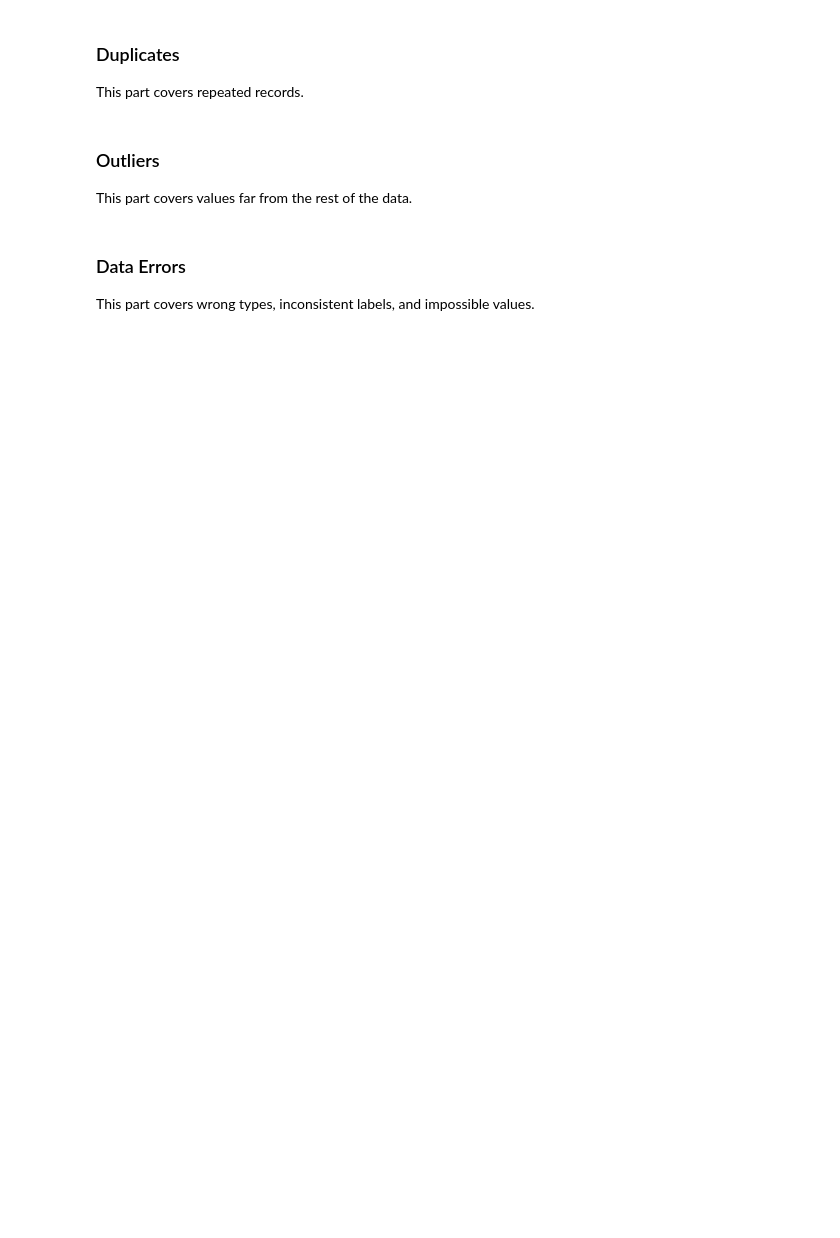
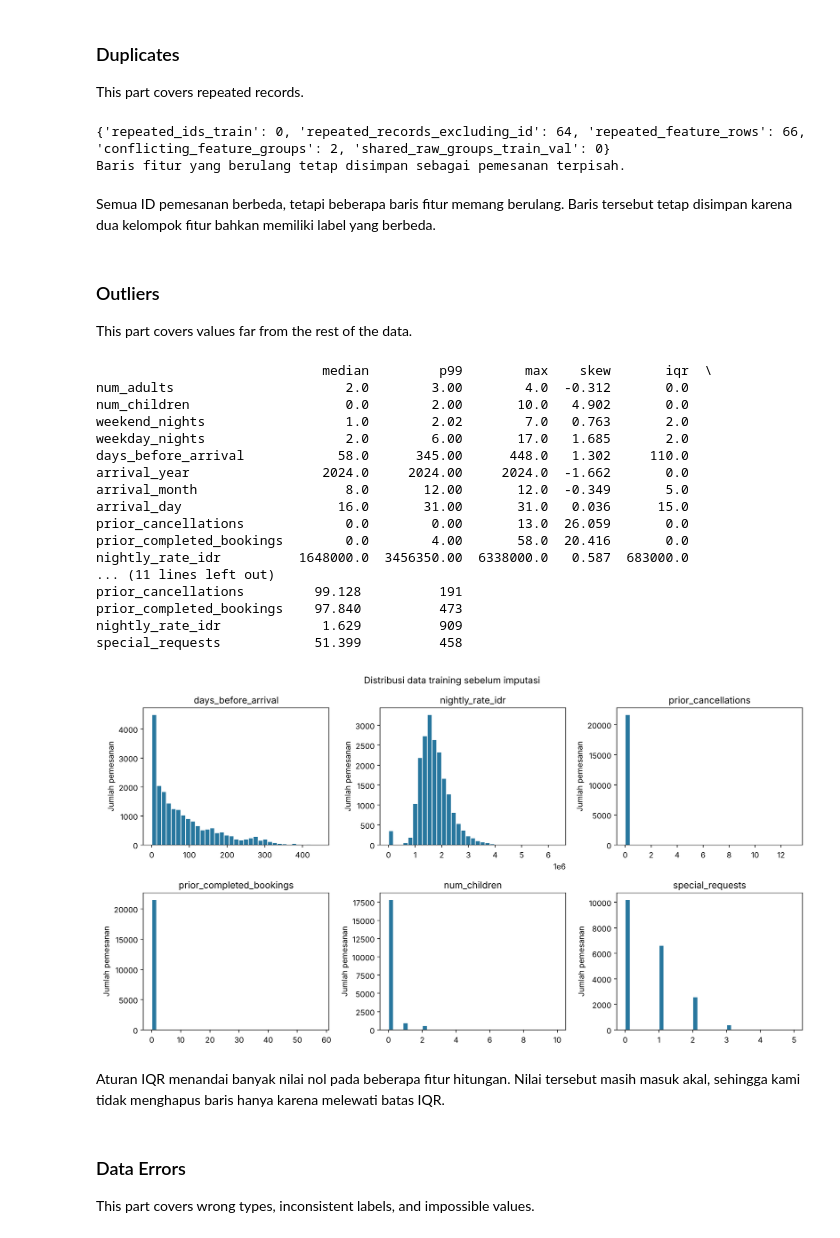
Before and after one commit to Alvacodee/IF3170_G13_brownbear, a Jupyter notebook: src/IF3170_G13_brownbear.ipynb, the cells around one changed output. Drawn from its saved outputs; the diff is of its cells as text; code cells hidden in the pictures; blank space fills up the shorter version.

```diff
--- a/src/IF3170_G13_brownbear.ipynb
+++ b/src/IF3170_G13_brownbear.ipynb
@@ -248,7 +378,12 @@ duplicate_summary = {
     'shared_raw_groups_train_val': len(set(groups.iloc[train_idx]) & set(groups.iloc[val_idx])),
 }
 print(duplicate_summary)
-print('Repeated feature rows are retained as separate bookings.')
+print('Baris fitur yang berulang tetap disimpan sebagai pemesanan terpisah.')
+# %% [output]
+{'repeated_ids_train': 0, 'repeated_records_excluding_id': 64, 'repeated_feature_rows': 66, 'conflicting_feature_groups': 2, 'shared_raw_groups_train_val': 0}
+Baris fitur yang berulang tetap disimpan sebagai pemesanan terpisah.
+# %% [markdown]
+Semua ID pemesanan berbeda, tetapi beberapa baris fitur memang berulang. Baris tersebut tetap disimpan karena dua kelompok fitur bahkan memiliki label yang berbeda.
 # %% [markdown]
 ### Outliers
 
@@ -256,23 +391,44 @@ This part covers values far from the rest of the data.
 # %%
 numeric = X_train_raw[NUMERIC_COLUMNS]
 q1, q3 = numeric.quantile(.25), numeric.quantile(.75)
 iqr = q3 - q1
 outlier_review = pd.DataFrame({'median': numeric.median(), 'p99': numeric.quantile(.99),
                               'max': numeric.max(), 'skew': numeric.skew(), 'iqr': iqr,
                               'zero_pct': numeric.eq(0).sum() / numeric.notna().sum() * 100,
                               'outside_iqr': ((numeric < q1 - 1.5 * iqr) |
                                               (numeric > q3 + 1.5 * iqr)).sum()})
 print(outlier_review.round(3))
 plot_columns = ['days_before_arrival', 'nightly_rate_idr', 'prior_cancellations',
                 'prior_completed_bookings', 'num_children', 'special_requests']
 fig, axes = plt.subplots(2, 3, figsize=(13, 7))
 for column, ax in zip(plot_columns, axes.flat):
     ax.hist(numeric[column].dropna(), bins=35, color='#28779e', edgecolor='white')
     ax.set_title(column)
-    ax.set_ylabel('Bookings')
-fig.suptitle('Training split before imputation')
+    ax.set_ylabel('Jumlah pemesanan')
+fig.suptitle('Distribusi data training sebelum imputasi')
 fig.tight_layout()
 plt.show()
+# %% [output]
+                             median         p99        max    skew       iqr  \
+num_adults                      2.0        3.00        4.0  -0.312       0.0
+num_children                    0.0        2.00       10.0   4.902       0.0
+weekend_nights                  1.0        2.02        7.0   0.763       2.0
+weekday_nights                  2.0        6.00       17.0   1.685       2.0
+days_before_arrival            58.0      345.00      448.0   1.302     110.0
+arrival_year                 2024.0     2024.00     2024.0  -1.662       0.0
+arrival_month                   8.0       12.00       12.0  -0.349       5.0
+arrival_day                    16.0       31.00       31.0   0.036      15.0
+prior_cancellations             0.0        0.00       13.0  26.059       0.0
+prior_completed_bookings        0.0        4.00       58.0  20.416       0.0
+nightly_rate_idr          1648000.0  3456350.00  6338000.0   0.587  683000.0
+... (11 lines left out)
+prior_cancellations         99.128          191
+prior_completed_bookings    97.840          473
+nightly_rate_idr             1.629          909
+special_requests            51.399          458
+[figure, added]
+# %% [markdown]
+Aturan IQR menandai banyak nilai nol pada beberapa fitur hitungan. Nilai tersebut masih masuk akal, sehingga kami tidak menghapus baris hanya karena melewati batas IQR.
 # %% [markdown]
 ### Data Errors
 
```
Also changed, not shown: parts of 68 cells of this notebook, 1 other file.
